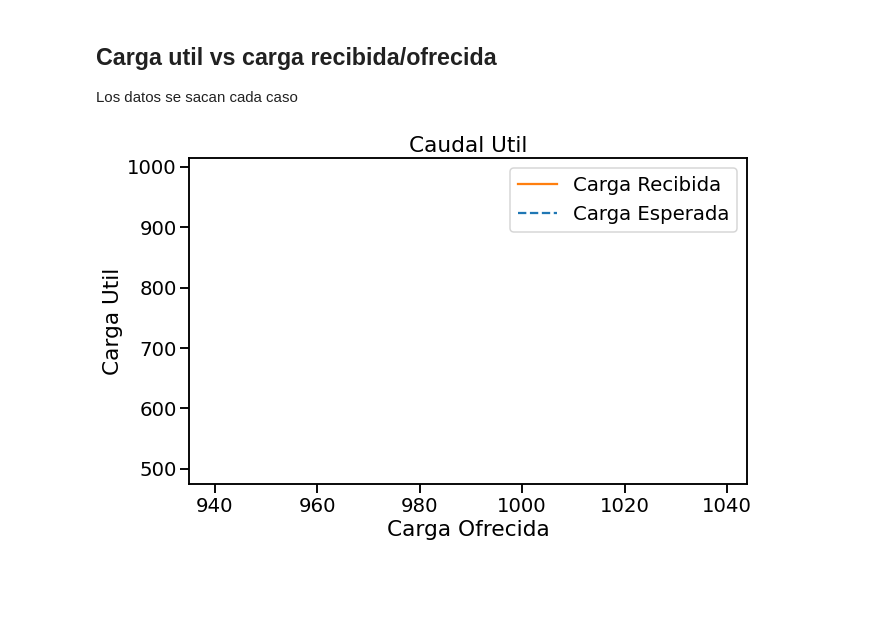
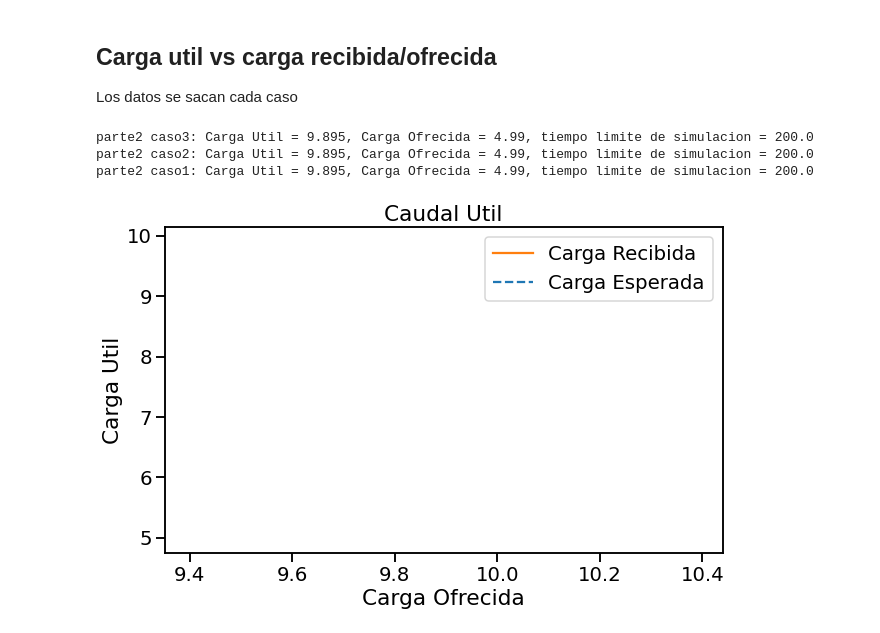
Before and after one commit to Kidmand/Redes-LAB-3, a Jupyter notebook: Notebook-results.ipynb, the cells around one changed output. Drawn from its saved outputs; the diff is of its cells as text; code cells hidden in the pictures; blank space fills up the shorter version.

```diff
--- a/Notebook-results.ipynb
+++ b/Notebook-results.ipynb
@@ -298,32 +298,37 @@ cOfrecida = [] # Y
 for i in range(0, len(data)):
 
     # Extraemos la info
     packets_gen = caso.loc[(caso['module'] == 'Network.nodeTx.gen') & (caso['name'] == 'packetSent'), 'vecvalue'].tolist()
     packets_sink = caso.loc[(caso['module'] == 'Network.nodeRx.sink') & (caso['name'] == 'packetReceived'), 'vecvalue'].tolist()
     sim_time_limit = caso.loc[(caso['type'] == 'config') & (caso['attrname'] == 'sim-time-limit'), 'attrvalue'].tolist()
 
     # Eliminar el carácter 's' de la cadena
     sim_time_limit = sim_time_limit[0].replace('s', '')
 
     # Convertimos los valores a flotantes
     packets_gen = list(map(float,packets_gen[0].split()))
     packets_sink = list(map(float,packets_sink[0].split()))
-    sim_time_limit = float(sim_time_limit[0])
+    sim_time_limit = float(sim_time_limit)
 
     # Calculamos
     pks_gen_por_seg = packets_gen[len(packets_gen)-1] / sim_time_limit
     cUtil.append(pks_gen_por_seg)
     pks_sink_por_seg = packets_sink[len(packets_sink)-1] / sim_time_limit
     cOfrecida.append(pks_sink_por_seg)
+
+    print("{}: Carga Util = {}, Carga Ofrecida = {}, tiempo limite de simulacion = {}".format(archivos_procesados[i], cUtil[i], cOfrecida[i], sim_time_limit))
 
 # Graficamos el gráfico de líneas
 plt.figure(figsize=(10, 6))
 plt.plot(cUtil, cOfrecida, color='tab:orange', label='Carga Recibida')
 plt.plot(cUtil, cUtil, color='tab:blue', label='Carga Esperada', linestyle='--')
 plt.title('Caudal Util')
 plt.xlabel('Carga Ofrecida')
 plt.ylabel('Carga Util')
 plt.legend()
 plt.show()
 # %% [output]
+parte2 caso3: Carga Util = 9.895, Carga Ofrecida = 4.99, tiempo limite de simulacion = 200.0
+parte2 caso2: Carga Util = 9.895, Carga Ofrecida = 4.99, tiempo limite de simulacion = 200.0
+parte2 caso1: Carga Util = 9.895, Carga Ofrecida = 4.99, tiempo limite de simulacion = 200.0
-[figure, old version]
+[figure, new version]
```
